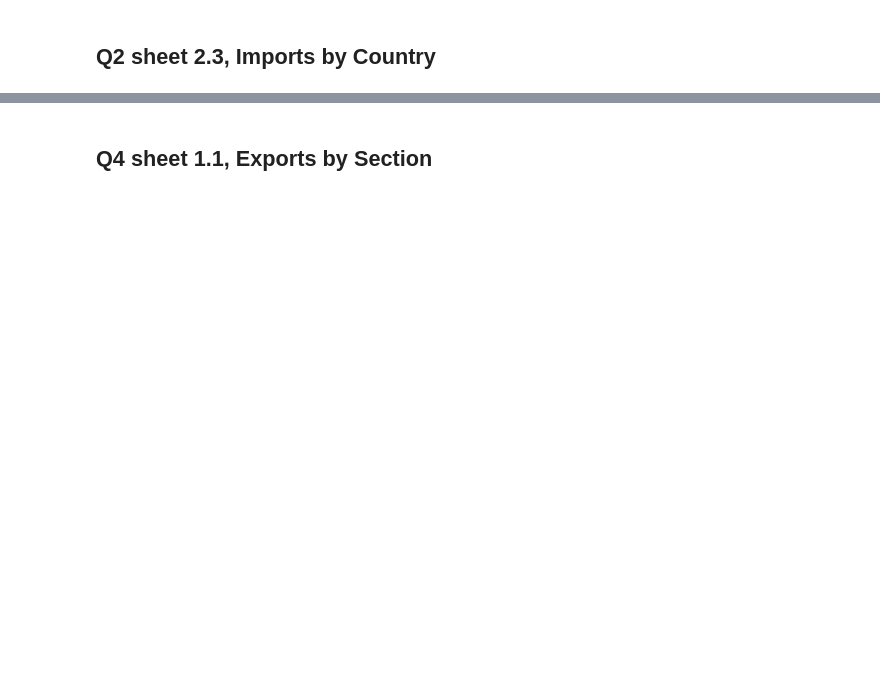
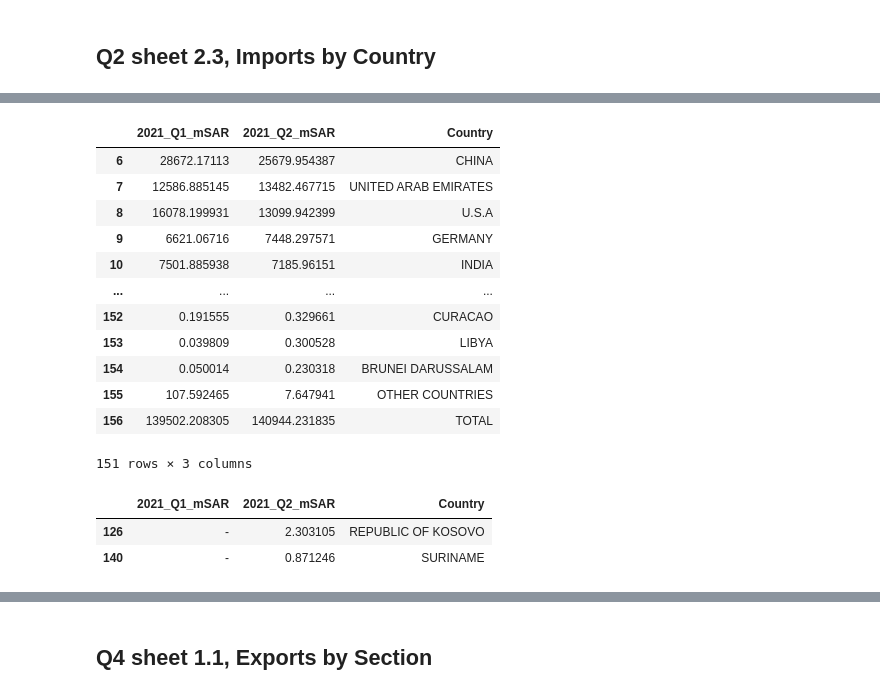
Before and after one commit to Aabusabaeen/Capstone-Project, a Jupyter notebook: 2021_EDA_Cleaning.ipynb, the cells around one changed output, grey strips where cells are left out. Saved outputs shown, nothing was run; the diff lists cells and outputs as text; code cells hidden in the pictures; blank space fills up the shorter version.

```diff
--- a/2021_EDA_Cleaning.ipynb
+++ b/2021_EDA_Cleaning.ipynb
@@ -90,3 +109,25 @@ Q2_Im_bycountry.head(10)
 Q2_Im_bycountry.drop(['Unnamed: 0', 'Unnamed: 1', 'Unnamed: 2', 'Unnamed: 7', 'الفهرس / Index', 'Unnamed: 6'], axis=1, inplace=True)
 Q2_Im_bycountry.drop([0,1,2,3,4,5], axis=0, inplace=True)
 Q2_Im_bycountry.rename(columns={'Unnamed: 3': '2021_Q1_mSAR', 'Unnamed: 4': '2021_Q2_mSAR', 'Unnamed: 5': 'Country'}, inplace=True)
+# %%
+Q2_Im_bycountry
+# %% [output]
+|  | 2021_Q1_mSAR | 2021_Q2_mSAR | Country |
+| 6 | 28672.17113 | 25679.954387 | CHINA |
+| 7 | 12586.885145 | 13482.467715 | UNITED ARAB EMIRATES |
+| 8 | 16078.199931 | 13099.942399 | U.S.A |
+| 9 | 6621.06716 | 7448.297571 | GERMANY |
+| 10 | 7501.885938 | 7185.96151 | INDIA |
+| ... | ... | ... | ... |
+| 152 | 0.191555 | 0.329661 | CURACAO |
+| 153 | 0.039809 | 0.300528 | LIBYA |
+| 154 | 0.050014 | 0.230318 | BRUNEI DARUSSALAM |
+| 155 | 107.592465 | 7.647941 | OTHER COUNTRIES |
+| 156 | 139502.208305 | 140944.231835 | TOTAL |
+151 rows × 3 columns
+# %%
+Q2_Im_bycountry[Q2_Im_bycountry['2021_Q1_mSAR'].isin(['-'])]
+# %% [output]
+|  | 2021_Q1_mSAR | 2021_Q2_mSAR | Country |
+| 126 | - | 2.303105 | REPUBLIC OF KOSOVO |
+| 140 | - | 0.871246 | SURINAME |
```
Also changed, not shown: parts of 6 cells of this notebook, 4 other files.
